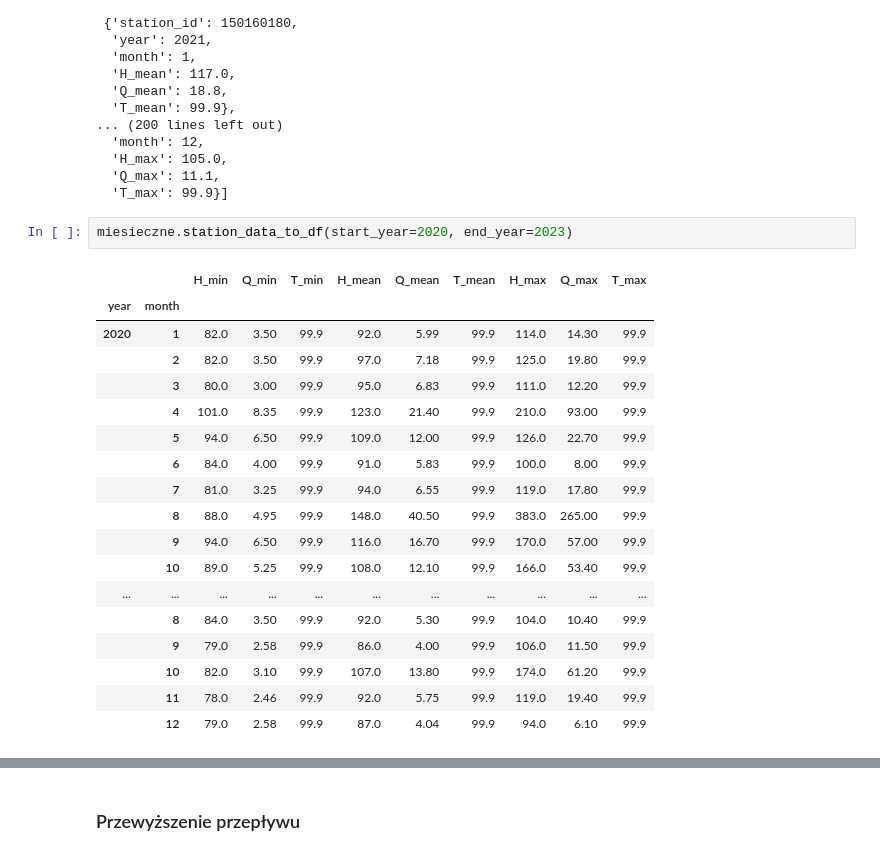
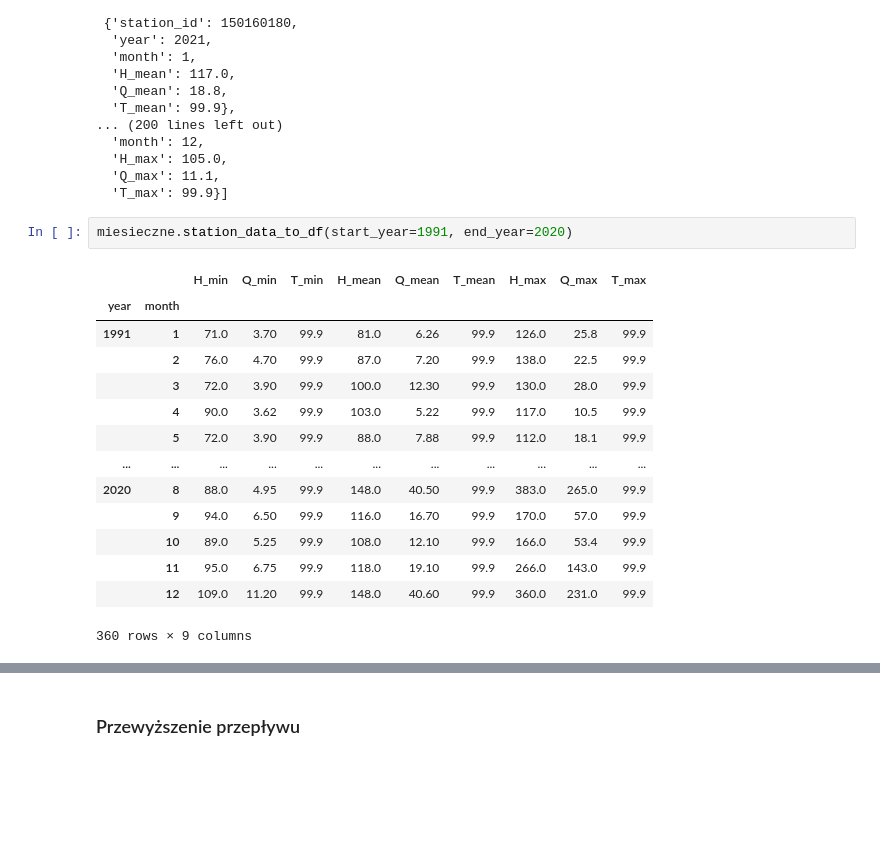
Before and after one commit to Daldek/IMGWTools, a Jupyter notebook: Notebooks/Stats.ipynb, the cells around one changed output, grey strips where cells are left out. Drawn from its saved outputs; the diff is of its cells as text; blank space fills up the shorter version.

```diff
--- a/Notebooks/Stats.ipynb
+++ b/Notebooks/Stats.ipynb
@@ -131,23 +137,19 @@ miesieczne.station_data_to_dict(r"..\data\downloaded\dane_hydrologiczne\miesiecz
   'Q_max': 11.1,
   'T_max': 99.9}]
 # %%
-miesieczne.station_data_to_df(start_year=2020, end_year=2023)
+miesieczne.station_data_to_df(start_year=1991, end_year=2020)
 # %% [output]
 |  |  | H_min | Q_min | T_min | H_mean | Q_mean | T_mean | H_max | Q_max | T_max |
 | year | month |  |  |  |  |  |  |  |  |  |
-| 2020 | 1 | 82.0 | 3.50 | 99.9 | 92.0 | 5.99 | 99.9 | 114.0 | 14.30 | 99.9 |
-|  | 2 | 82.0 | 3.50 | 99.9 | 97.0 | 7.18 | 99.9 | 125.0 | 19.80 | 99.9 |
-|  | 3 | 80.0 | 3.00 | 99.9 | 95.0 | 6.83 | 99.9 | 111.0 | 12.20 | 99.9 |
-|  | 4 | 101.0 | 8.35 | 99.9 | 123.0 | 21.40 | 99.9 | 210.0 | 93.00 | 99.9 |
-|  | 5 | 94.0 | 6.50 | 99.9 | 109.0 | 12.00 | 99.9 | 126.0 | 22.70 | 99.9 |
-|  | 6 | 84.0 | 4.00 | 99.9 | 91.0 | 5.83 | 99.9 | 100.0 | 8.00 | 99.9 |
-|  | 7 | 81.0 | 3.25 | 99.9 | 94.0 | 6.55 | 99.9 | 119.0 | 17.80 | 99.9 |
-|  | 8 | 88.0 | 4.95 | 99.9 | 148.0 | 40.50 | 99.9 | 383.0 | 265.00 | 99.9 |
-|  | 9 | 94.0 | 6.50 | 99.9 | 116.0 | 16.70 | 99.9 | 170.0 | 57.00 | 99.9 |
-|  | 10 | 89.0 | 5.25 | 99.9 | 108.0 | 12.10 | 99.9 | 166.0 | 53.40 | 99.9 |
+| 1991 | 1 | 71.0 | 3.70 | 99.9 | 81.0 | 6.26 | 99.9 | 126.0 | 25.8 | 99.9 |
+|  | 2 | 76.0 | 4.70 | 99.9 | 87.0 | 7.20 | 99.9 | 138.0 | 22.5 | 99.9 |
+|  | 3 | 72.0 | 3.90 | 99.9 | 100.0 | 12.30 | 99.9 | 130.0 | 28.0 | 99.9 |
+|  | 4 | 90.0 | 3.62 | 99.9 | 103.0 | 5.22 | 99.9 | 117.0 | 10.5 | 99.9 |
+|  | 5 | 72.0 | 3.90 | 99.9 | 88.0 | 7.88 | 99.9 | 112.0 | 18.1 | 99.9 |
 | ... | ... | ... | ... | ... | ... | ... | ... | ... | ... | ... |
-|  | 8 | 84.0 | 3.50 | 99.9 | 92.0 | 5.30 | 99.9 | 104.0 | 10.40 | 99.9 |
-|  | 9 | 79.0 | 2.58 | 99.9 | 86.0 | 4.00 | 99.9 | 106.0 | 11.50 | 99.9 |
-|  | 10 | 82.0 | 3.10 | 99.9 | 107.0 | 13.80 | 99.9 | 174.0 | 61.20 | 99.9 |
-|  | 11 | 78.0 | 2.46 | 99.9 | 92.0 | 5.75 | 99.9 | 119.0 | 19.40 | 99.9 |
-|  | 12 | 79.0 | 2.58 | 99.9 | 87.0 | 4.04 | 99.9 | 94.0 | 6.10 | 99.9 |
+| 2020 | 8 | 88.0 | 4.95 | 99.9 | 148.0 | 40.50 | 99.9 | 383.0 | 265.0 | 99.9 |
+|  | 9 | 94.0 | 6.50 | 99.9 | 116.0 | 16.70 | 99.9 | 170.0 | 57.0 | 99.9 |
+|  | 10 | 89.0 | 5.25 | 99.9 | 108.0 | 12.10 | 99.9 | 166.0 | 53.4 | 99.9 |
+|  | 11 | 95.0 | 6.75 | 99.9 | 118.0 | 19.10 | 99.9 | 266.0 | 143.0 | 99.9 |
+|  | 12 | 109.0 | 11.20 | 99.9 | 148.0 | 40.60 | 99.9 | 360.0 | 231.0 | 99.9 |
+360 rows × 9 columns
```
Also changed, not shown: parts of 21 cells of this notebook, 1 other file.
